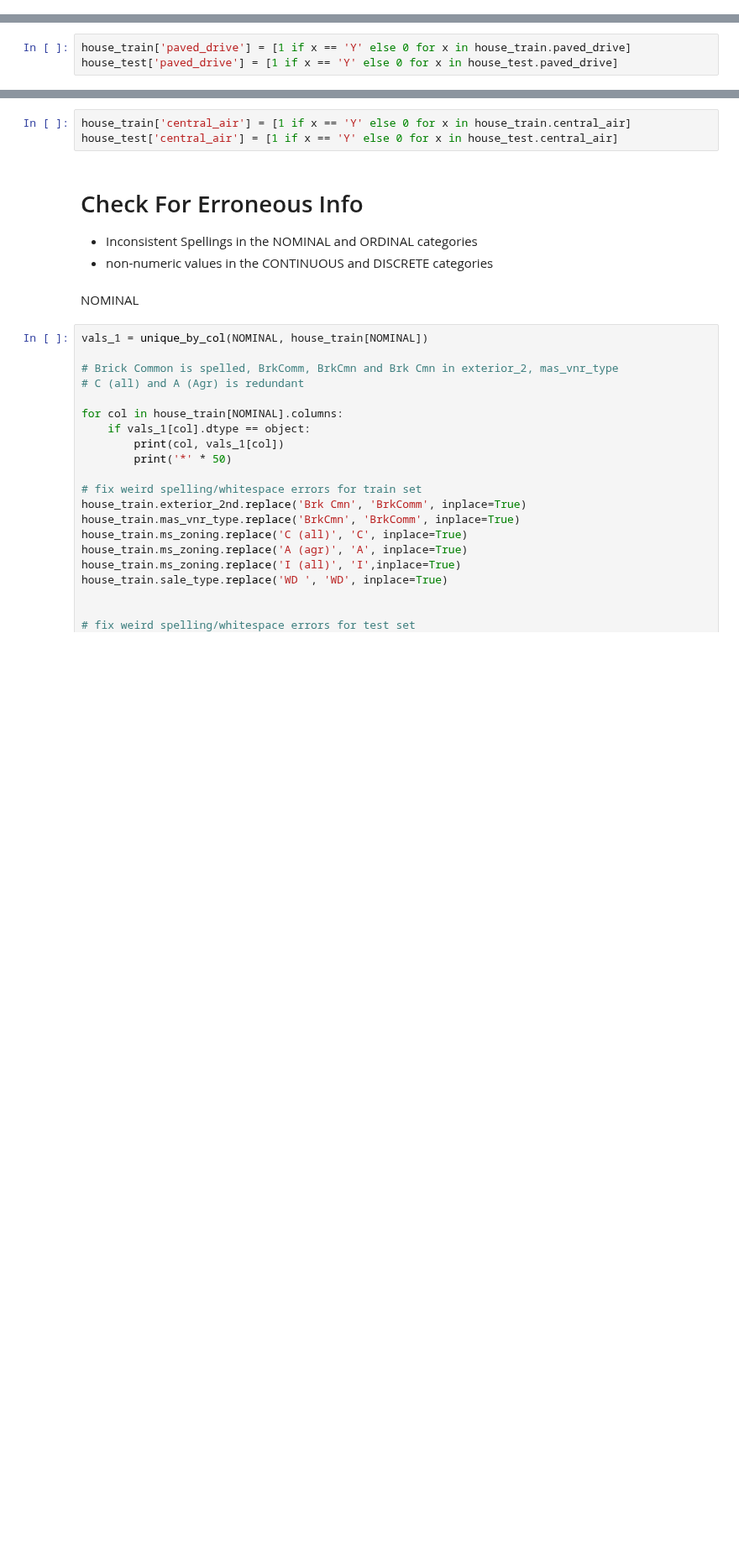
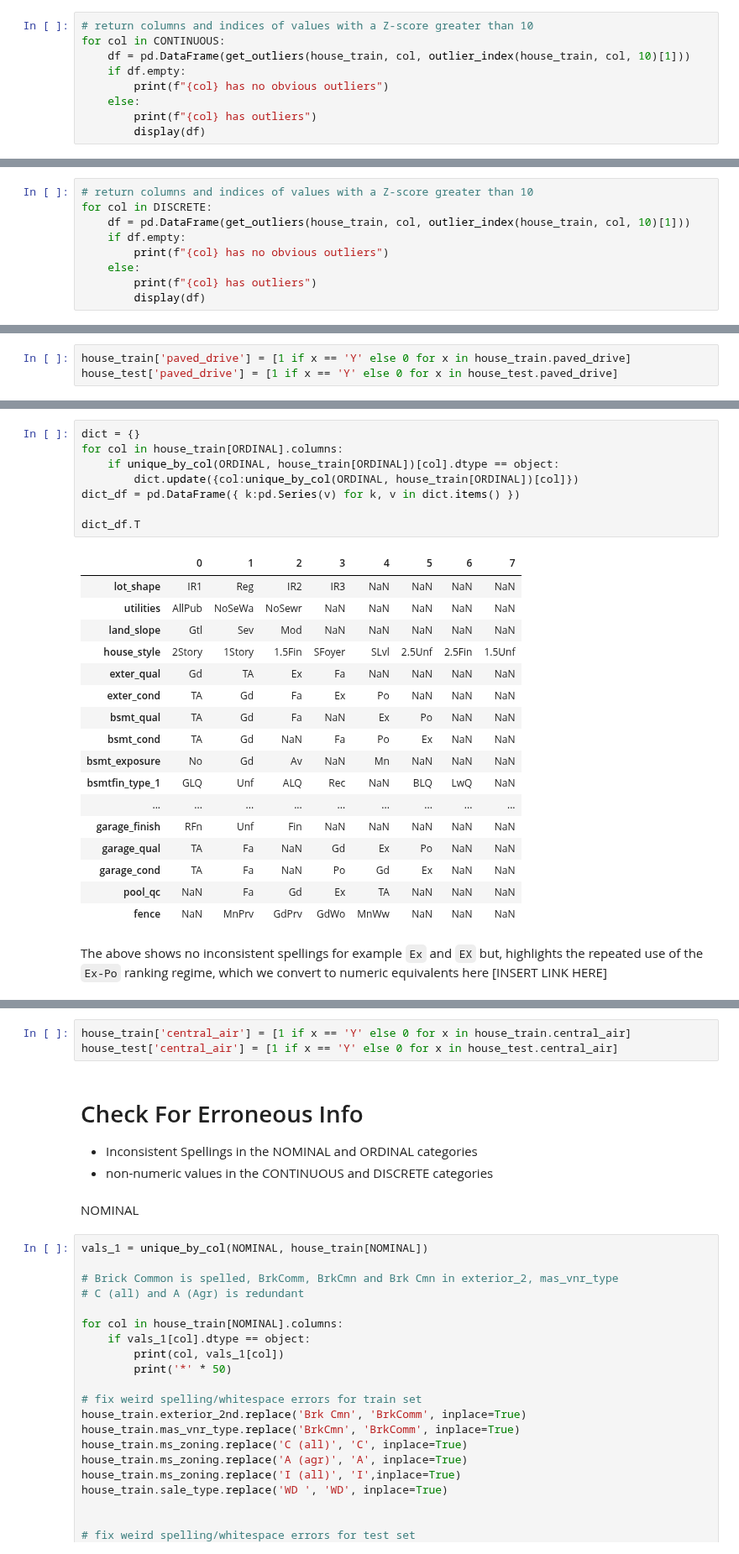
Before and after one commit to AlexSpradling/Home-Price-Prediction-in-Ames-IA, a Jupyter notebook: code/data_cleaning.ipynb, the cells around one changed output, grey strips where cells are left out. Shown at 84% size. Cells and saved outputs as stored; diff of their text form; blank space fills up the shorter version.

```diff
--- a/code/data_cleaning.ipynb
+++ b/code/data_cleaning.ipynb
@@ -196,0 +133,9 @@ dtype: int64
+# %%
+# return columns and indices of values with a Z-score greater than 10
+for col in CONTINUOUS:
+    df = pd.DataFrame(get_outliers(house_train, col, outlier_index(house_train, col, 10)[1]))
+    if df.empty:
+        print(f"{col} has no obvious outliers")
+    else:
+        print(f"{col} has outliers")
+        display(df)
@@ -196,0 +255,9 @@ dtype: int64
+# %%
+# return columns and indices of values with a Z-score greater than 10
+for col in DISCRETE:
+    df = pd.DataFrame(get_outliers(house_train, col, outlier_index(house_train, col, 10)[1]))
+    if df.empty:
+        print(f"{col} has no obvious outliers")
+    else:
+        print(f"{col} has outliers")
+        display(df)
@@ -201,0 +365,28 @@ house_test['paved_drive'] = [1 if x == 'Y' else 0 for x in house_test.paved_driv
+# %%
+dict = {}
+for col in house_train[ORDINAL].columns:
+    if unique_by_col(ORDINAL, house_train[ORDINAL])[col].dtype == object:
+        dict.update({col:unique_by_col(ORDINAL, house_train[ORDINAL])[col]})
+dict_df = pd.DataFrame({ k:pd.Series(v) for k, v in dict.items() })
+
+dict_df.T
+# %% [output]
+|  | 0 | 1 | 2 | 3 | 4 | 5 | 6 | 7 |
+| lot_shape | IR1 | Reg | IR2 | IR3 | NaN | NaN | NaN | NaN |
+| utilities | AllPub | NoSeWa | NoSewr | NaN | NaN | NaN | NaN | NaN |
+| land_slope | Gtl | Sev | Mod | NaN | NaN | NaN | NaN | NaN |
+| house_style | 2Story | 1Story | 1.5Fin | SFoyer | SLvl | 2.5Unf | 2.5Fin | 1.5Unf |
+| exter_qual | Gd | TA | Ex | Fa | NaN | NaN | NaN | NaN |
+| exter_cond | TA | Gd | Fa | Ex | Po | NaN | NaN | NaN |
+| bsmt_qual | TA | Gd | Fa | NaN | Ex | Po | NaN | NaN |
+| bsmt_cond | TA | Gd | NaN | Fa | Po | Ex | NaN | NaN |
+| bsmt_exposure | No | Gd | Av | NaN | Mn | NaN | NaN | NaN |
+| bsmtfin_type_1 | GLQ | Unf | ALQ | Rec | NaN | BLQ | LwQ | NaN |
+| ... | ... | ... | ... | ... | ... | ... | ... | ... |
+| garage_finish | RFn | Unf | Fin | NaN | NaN | NaN | NaN | NaN |
+| garage_qual | TA | Fa | NaN | Gd | Ex | Po | NaN | NaN |
+| garage_cond | TA | Fa | NaN | Po | Gd | Ex | NaN | NaN |
+| pool_qc | NaN | Fa | Gd | Ex | TA | NaN | NaN | NaN |
+| fence | NaN | MnPrv | GdPrv | GdWo | MnWw | NaN | NaN | NaN |
+# %% [markdown]
+The above shows no inconsistent spellings for example `Ex` and `EX` but, highlights the repeated use of the `Ex-Po` ranking regime, which we convert to numeric equivalents here [INSERT LINK HERE]
```
Also changed, not shown: parts of 52 cells of this notebook, 3 other files.
